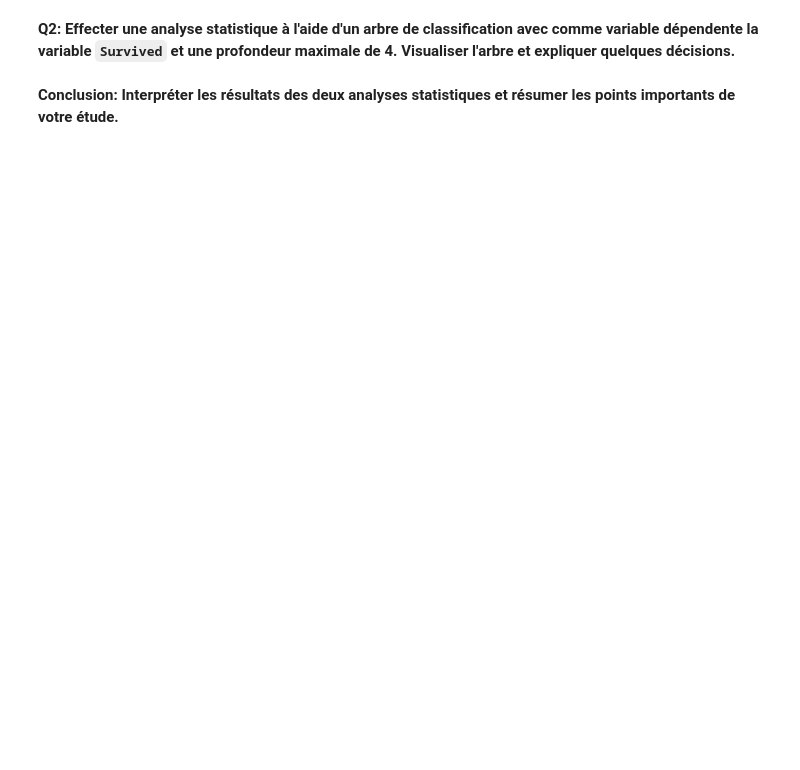
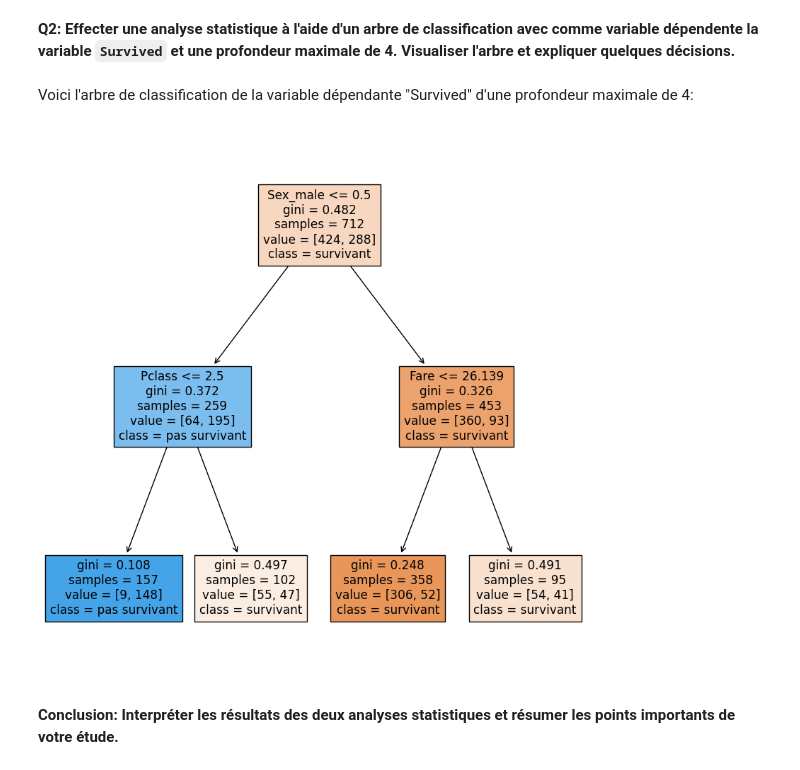
Before and after one commit to JonathanPiaget/titanique, a Jupyter notebook: main.ipynb, the cells around one changed output. Saved outputs shown, nothing was run; the diff lists cells and outputs as text; code cells hidden in the pictures; blank space fills up the shorter version.

```diff
--- a/main.ipynb
+++ b/main.ipynb
@@ -383,0 +391,16 @@ Quelques liens utiles pour la taille de l'effet:
+# %%
+# Séparer les features et la target
+X = data_clean.drop(columns=["Survived"]) # toutes les colonnes sauf var survived, qui est notre target
+y = data_clean["Survived"]
+
+# Générer un model de régression logistique
+model = sm.Logit(
+    y,
+    sm.add_constant(X) # il faut rajouter une constante, qui n'est pas là par défaut
+)
+
+# Fit le model
+model_fit = model.fit()
+
+# Quel est le résumé?
+print(model_fit.summary())
@@ -384,4 +476,23 @@ Quelques liens utiles pour la taille de l'effet:
 # %% [markdown]
 **Q2: Effecter une analyse statistique à l'aide d'un arbre de classification avec comme variable dépendente la variable `Survived` et une profondeur maximale de 4. Visualiser l'arbre et expliquer quelques décisions.**
+# %% [markdown]
+Voici l'arbre de classification de la variable dépendante "Survived" d'une profondeur maximale de 4:
+# %%
+# Générer un model d'arbre de classification
+model = DecisionTreeClassifier(max_depth=2)
+
+# On reprend les features X & y de la régression logistique et on fit le model
+model_fit = model.fit(X, y)
+
+# Visualiser l'arbre
+fig = plt.figure(figsize=(10, 10))
+_ = plot_tree(
+    model,
+    feature_names=X.columns.tolist(),
+    class_names=["survivant", "pas survivant"],
+    filled=True
+)
+# %% [output]
+[figure, added]
 # %% [markdown]
 **Conclusion: Interpréter les résultats des deux analyses statistiques et résumer les points importants de votre étude.**
```
Also changed, not shown: parts of 6 cells of this notebook.
